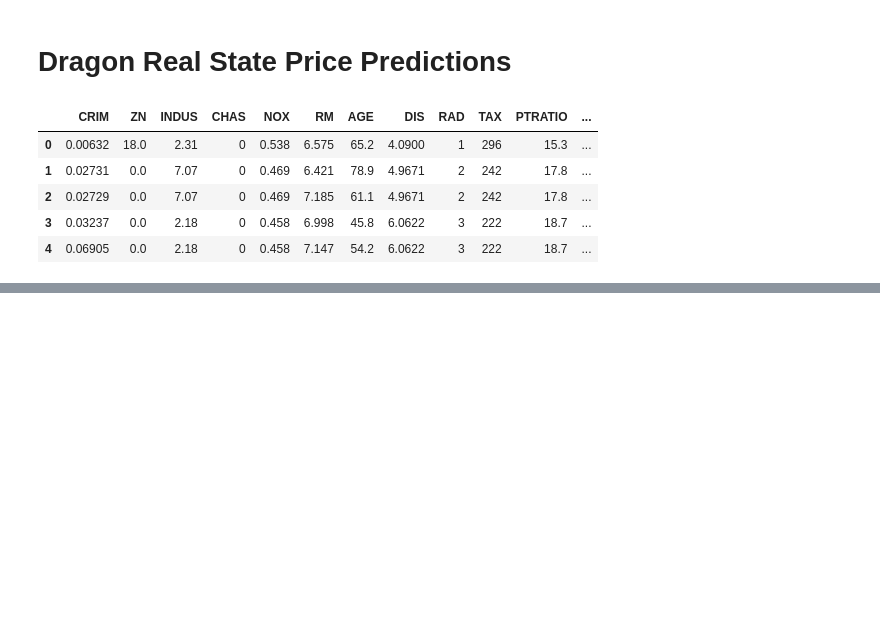
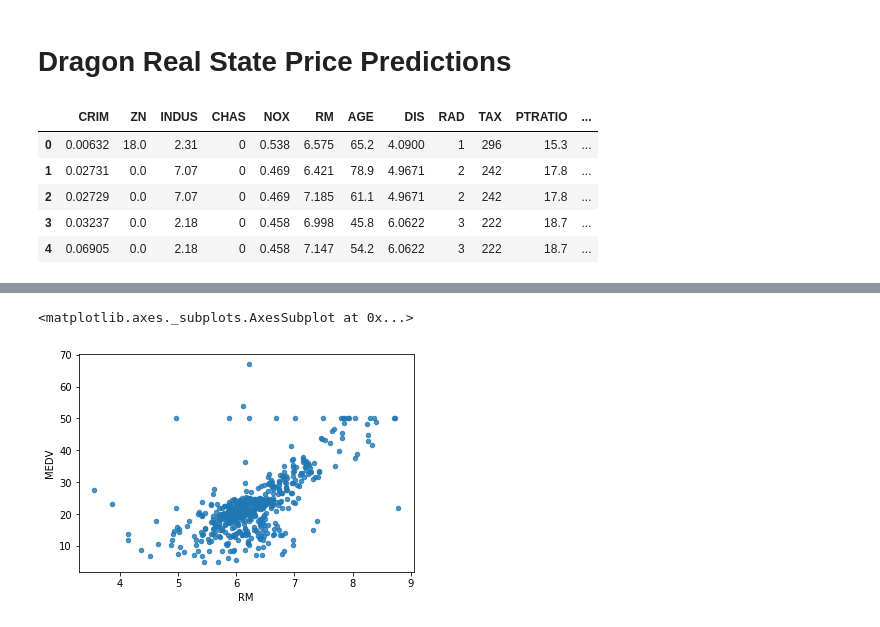
Before and after one commit to iqrarkhan123/datascience, a Jupyter notebook: Dragon_Real_State_ML_Algo.ipynb, the cells around one changed output, grey strips where cells are left out. Saved outputs shown, nothing was run; the diff lists cells and outputs as text; code cells hidden in the pictures; blank space fills up the shorter version.

```diff
--- a/Dragon_Real_State_ML_Algo.ipynb
+++ b/Dragon_Real_State_ML_Algo.ipynb
@@ -56,0 +80,5 @@ for train_index,test_index in split.split(data,data['CHAS']):
+# %%
+data.plot(kind='scatter',x='RM',y='MEDV',alpha=0.8)
+# %% [output]
+<matplotlib.axes._subplots.AxesSubplot at 0x...>
+[figure, added]
```
Also changed, not shown: parts of 1 cell of this notebook.
